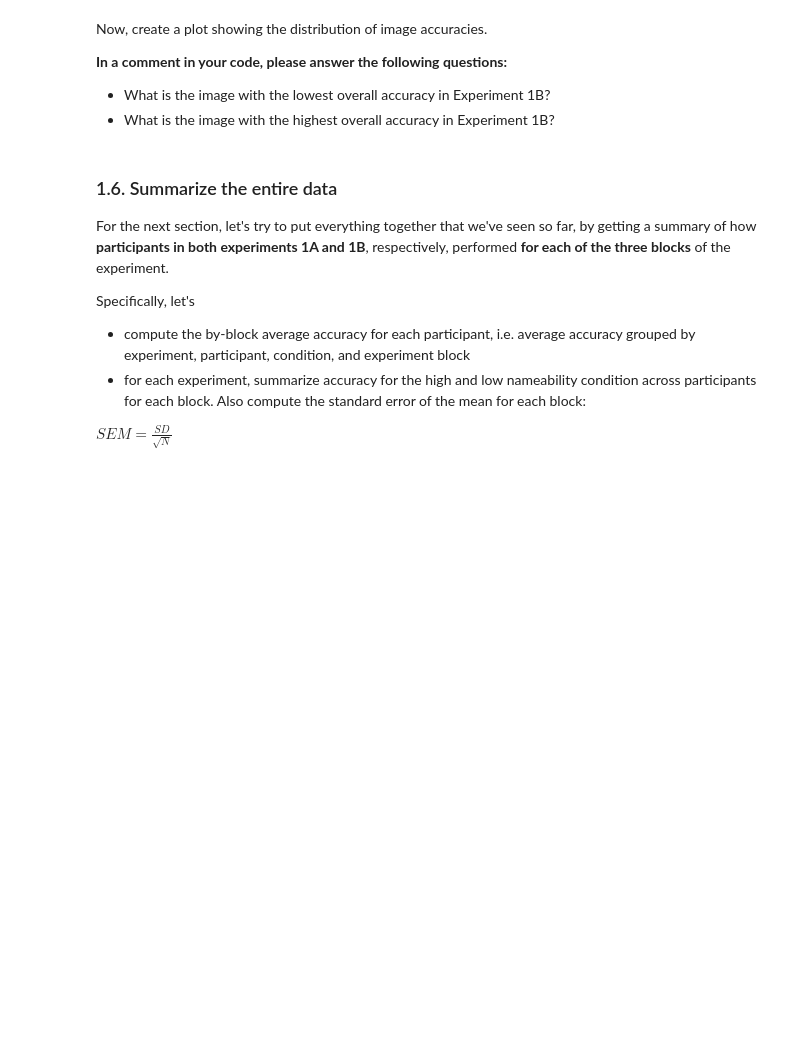
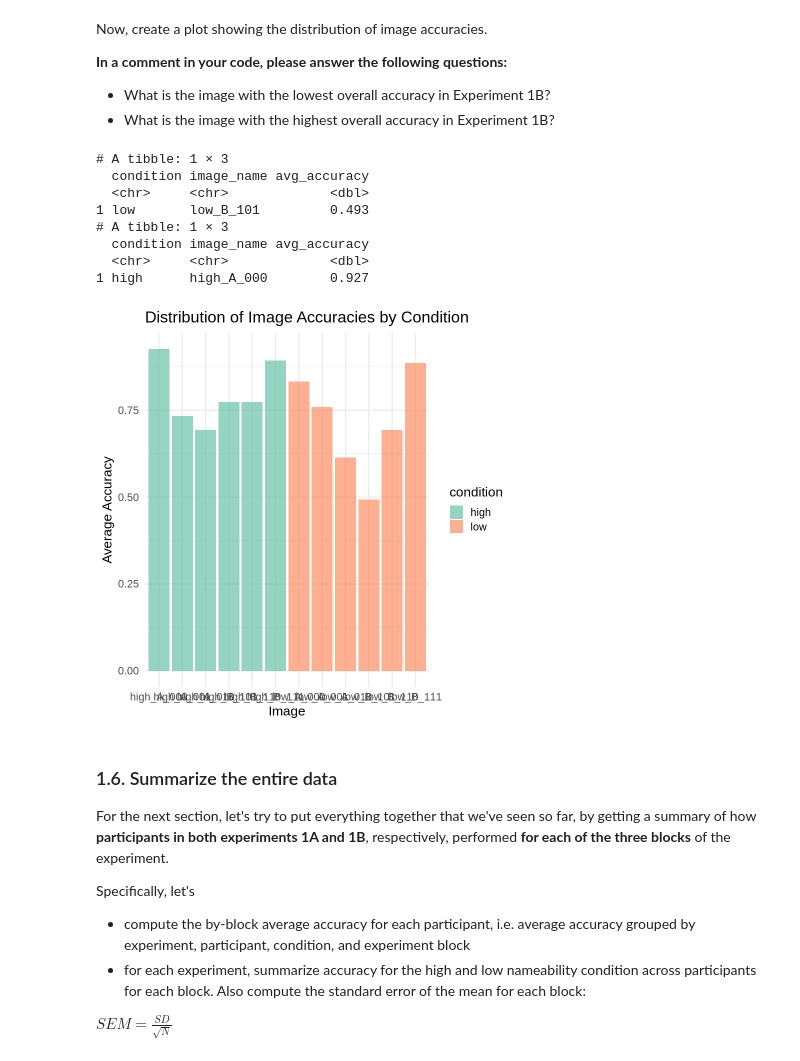
Before and after one commit to sydneynichol/MyFirstPullRequest, a Jupyter notebook: Data_Wrangling_2_Assignment.ipynb, the cells around one changed output. Saved outputs shown, nothing was run; the diff lists cells and outputs as text; code cells hidden in the pictures; blank space fills up the shorter version.

```diff
--- a/Data_Wrangling_2_Assignment.ipynb
+++ b/Data_Wrangling_2_Assignment.ipynb
@@ -108,3 +186,10 @@ To do so, we need to:
 * summarize the average accuracy
 # %%
 #create a data frame summarizing the average accuracy for each IMAGE for Experiment 1B
+data_1B <- nameability_data[nameability_data$experiment == "1B", ]
+
+image_summary <- data_1B %>%
+  group_by(condition, image_name) %>%
+  summarize(avg_accuracy = mean(is_right, na.rm = TRUE), .groups = "drop")
+
+print(image_summary)
@@ -124,3 +219,42 @@ Now, create a plot showing the distribution of image accuracies.
+# %%
+#create a plot showing the distribution of image accuracies
+
+# What is the image with the lowest overall accuracy in Experiment 1B? --> The image with the lowest overall accuracy is low_B_101, with an average accuracy of 0.493.
+
+# What is the image with the highest overall accuracy in Experiment 1B? --> The image with the highest overall accuracy is high_A_000, with an average accuracy of 0.927.
+
+image_summary %>%
+  ggplot(aes(x = image_name, y = avg_accuracy, fill = condition)) +
+  geom_bar(stat = "identity", position = "dodge", alpha = 0.7) +
+  labs(
+    title = "Distribution of Image Accuracies by Condition",
+    x = "Image",
+    y = "Average Accuracy"
+  ) +
+  theme(axis.text.x = element_text(angle = 90, hjust = 1)) +
+  scale_fill_brewer(palette = "Set2") +
+  theme_minimal(base_size = 16)
+
+lowest_accuracy_image <- image_summary %>%
+  arrange(avg_accuracy) %>%
+  slice(1)
+
+highest_accuracy_image <- image_summary %>%
+  arrange(desc(avg_accuracy)) %>%
+  slice(1)
+
+print(lowest_accuracy_image)
+print(highest_accuracy_image)
+# %% [output]
+# A tibble: 1 × 3
+  condition image_name avg_accuracy
+  <chr>     <chr>             <dbl>
+1 low       low_B_101         0.493
+# A tibble: 1 × 3
+  condition image_name avg_accuracy
+  <chr>     <chr>             <dbl>
+1 high      high_A_000        0.927
+[figure, added]
 # %% [markdown]
 ### 1.6. Summarize the entire data
 
```
Also changed, not shown: parts of 20 cells of this notebook.
